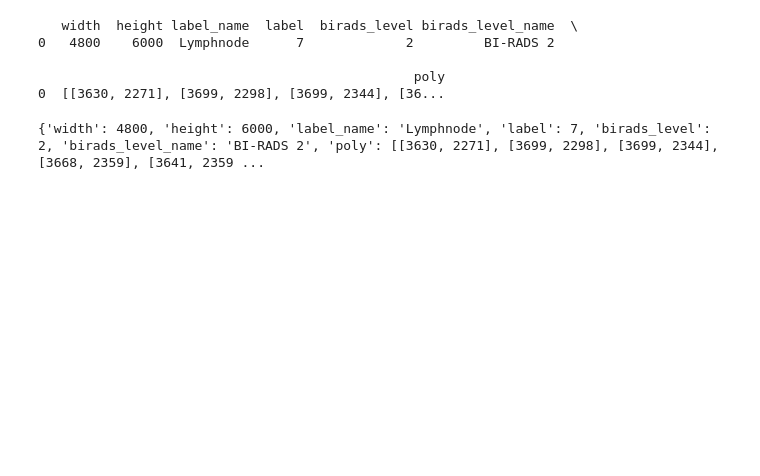
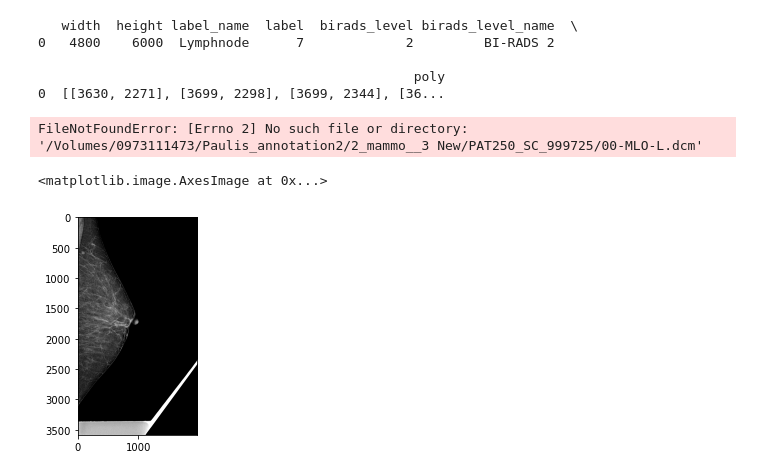
Before and after one commit to samirahmt2018/Annotator, a Jupyter notebook: testjson.ipynb, the cells around one changed output. Drawn from its saved outputs; the diff is of its cells as text; code cells hidden in the pictures; blank space fills up the shorter version.

```diff
--- a/testjson.ipynb
+++ b/testjson.ipynb
@@ -13,8 +13,3 @@ print(annotations)
 
                                                 poly
 0  [[3630, 2271], [3699, 2298], [3699, 2344], [36...
-# %%
-for annotation in annotations:
-    print(annotation)
-# %% [output]
-{'width': 4800, 'height': 6000, 'label_name': 'Lymphnode', 'label': 7, 'birads_level': 2, 'birads_level_name': 'BI-RADS 2', 'poly': [[3630, 2271], [3699, 2298], [3699, 2344], [3668, 2359], [3641, 2359 ...
@@ -20,0 +33,27 @@ for annotation in annotations:
+# %%
+impath= "/Volumes/0973111473/Paulis_annotation2/2_mammo__3 New/PAT250_SC_999725/00-MLO-L.dcm"
+#im_save_path=os.path.join(destination_directory,str(im_counter)+"_"+filename[:-4]+".png")
+#print(impath)
+
+
+
+ds = pydicom.dcmread(impath, force=True)
+img= ds.pixel_array.astype(float)
+
+if 'WindowWidth' in ds:
+    #print('Dataset has windowing')
+    windowed  = apply_voi_lut(ds.pixel_array, ds)
+    #plt.imshow(windowed, cmap="gray", vmax=windowed.max(), vmin=windowed.min)
+    #plt.show()
+    img=windowed.astype(float)
+    #return "windowed"
+# Convert to uint
+img = (np.maximum(img,0) / img.max()) * 255.0
+img= np.uint8(img)
+# %% [output]
+FileNotFoundError: [Errno 2] No such file or directory: '/Volumes/0973111473/Paulis_annotation2/2_mammo__3 New/PAT250_SC_999725/00-MLO-L.dcm'
+# %%
+plt.imshow(img,cmap='gray')
+# %% [output]
+<matplotlib.image.AxesImage at 0x...>
+[figure, added]
```
Also changed, not shown: parts of 4 cells of this notebook, 4 other files.
